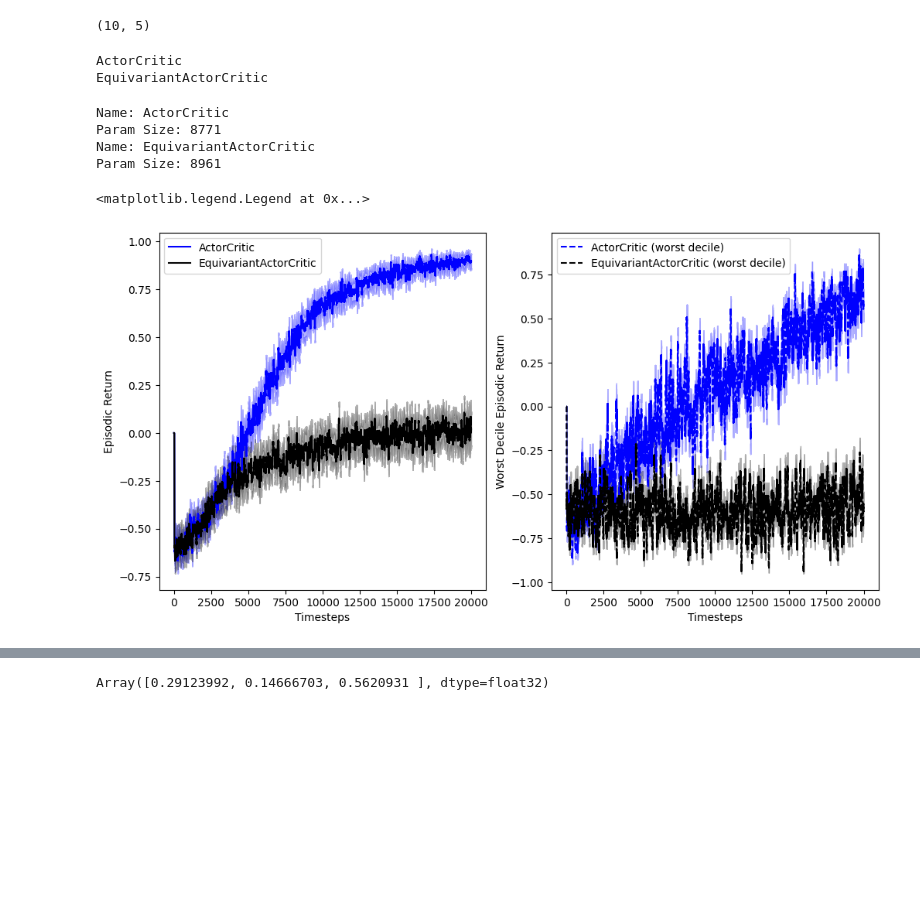
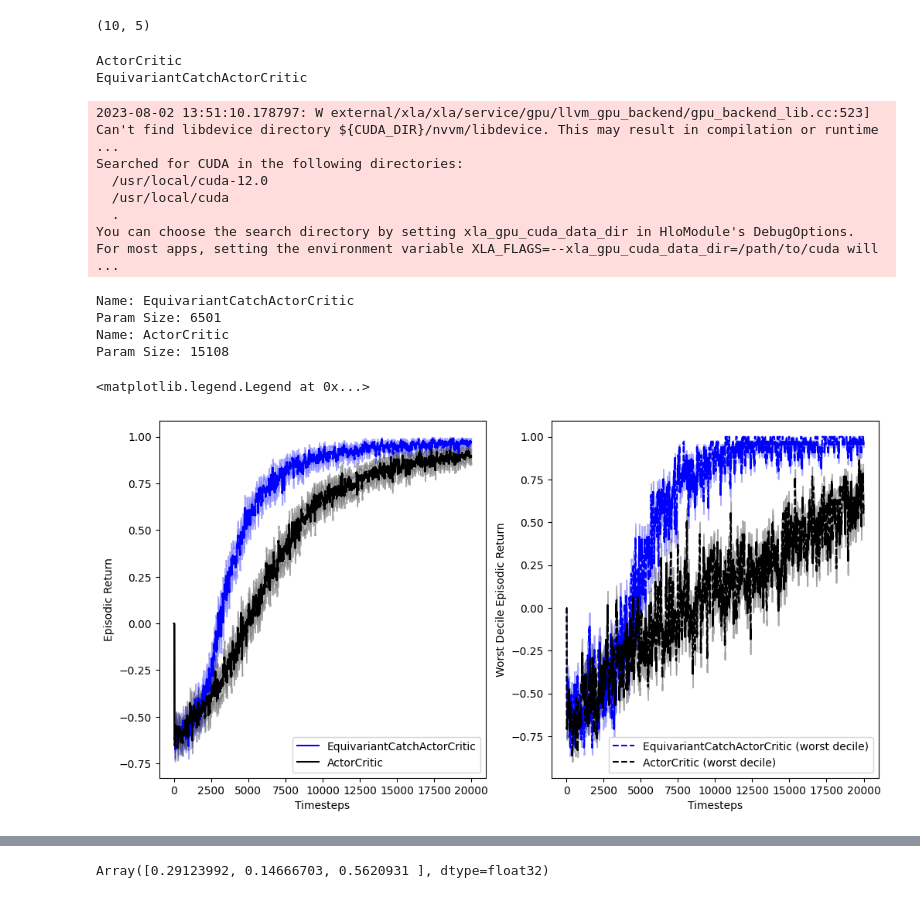
Before and after one commit to seancraven/mono_ms, a Jupyter notebook: base_rl/mf_plotting_catch.ipynb, the cells around one changed output, grey strips where cells are left out. Cells and saved outputs as stored; diff of their text form; code cells hidden in the pictures; blank space fills up the shorter version.

```diff
--- a/base_rl/mf_plotting_catch.ipynb
+++ b/base_rl/mf_plotting_catch.ipynb
@@ -41,7 +41,7 @@ def SymmetrizerNet(action_dim: int) -> ACSequential:
 
 for net_init in [
     ActorCritic,
-    EquivariantActorCritic,
+    EquivariantCatchActorCritic,
 ]:
     print(net_init.__name__)
     jit_train = jax.vmap(jax.jit(make_train(CONFIG_CATCH, net_init)))
@@ -53,7 +53,7 @@ for net_init in [
     del jit_train
 # %% [output]
 ActorCritic
-EquivariantActorCritic
+EquivariantCatchActorCritic
 # %%
 def moving_average(x, w=10):
     return np.convolve(x, np.ones(w), "valid") / w
@@ -62,15 +62,15 @@ colors = ["blue", "black", "purple", "red", "green"]
 for c, init_fn in zip(
     colors,
     [
+        EquivariantCatchActorCritic,
         ActorCritic,
-        EquivariantActorCritic,
     ],
 ):
-    model = init_fn(2)
-    if init_fn in [SymmetrizerNet]:
-        params = model.init(jax.random.PRNGKey(0), jnp.zeros((1, 4)))
+    model = init_fn(3)
+    if init_fn in [SymmetrizerNet, EquivariantCatchActorCritic]:
+        params = model.init(jax.random.PRNGKey(0), jnp.zeros((1, 50 )))
     else:
-        params = model.init(jax.random.PRNGKey(0), jnp.zeros((4)))
+        params = model.init(jax.random.PRNGKey(0), jnp.zeros((50)))
     print("Name:", init_fn.__name__)
     # print("Param Count:", jax.tree_util.tree_map(lambda x: x.shape, params))
     print("Param Size:", sum(x.size for x in jax.tree_util.tree_leaves(params)))
@@ -87,39 +87,45 @@ for c, init_fn in zip(
     ax[0].set_ylabel("Episodic Return")
 
     cumulative_returns = np.cumsum(episodic_returns, axis=1)[:, -1]
     worst_decile = np.quantile(cumulative_returns, 0.1)
     worst_mean = episodic_returns[cumulative_returns < worst_decile].mean(axis=0)
     worst_std = episodic_returns[cumulative_returns < worst_decile].std(
         axis=0
     ) / np.sqrt(num_seeds)
     worst_upper = worst_mean + worst_std
     worst_lower = worst_mean - worst_std
     ax[1].plot(
         x,
         moving_average(worst_mean),
         label=f"{init_fn.__name__} (worst decile)",
         linestyle="--",
         color=c,
     )
     ax[1].fill_between(
         x,
         moving_average(worst_lower),
         moving_average(worst_upper),
         alpha=0.3,
         color=c,
     )
     ax[1].set_xlabel("Timesteps")
     ax[1].set_ylabel("Worst Decile Episodic Return")
 
 ax[0].legend()
 ax[1].legend()
 # %% [output]
-Name: ActorCritic
-Param Size: 8771
-Name: EquivariantActorCritic
-Param Size: 8961
+2023-08-02 13:51:10.178797: W external/xla/xla/service/gpu/llvm_gpu_backend/gpu_backend_lib.cc:523] Can't find libdevice directory ${CUDA_DIR}/nvvm/libdevice. This may result in compilation or runtime ...
+Searched for CUDA in the following directories:
+  /usr/local/cuda-12.0
+  /usr/local/cuda
+  .
+You can choose the search directory by setting xla_gpu_cuda_data_dir in HloModule's DebugOptions.  For most apps, setting the environment variable XLA_FLAGS=--xla_gpu_cuda_data_dir=/path/to/cuda will  ...
-<matplotlib.legend.Legend at 0x...>
+Name: EquivariantCatchActorCritic
+Param Size: 6501
+Name: ActorCritic
+Param Size: 15108
+<matplotlib.legend.Legend at 0x...>
-[figure, old version]
+[figure, new version]
 # %%
 env = Catch()
 model = ActorCritic(3)
```
Also changed, not shown: parts of 4 cells of this notebook, 3 other files.
